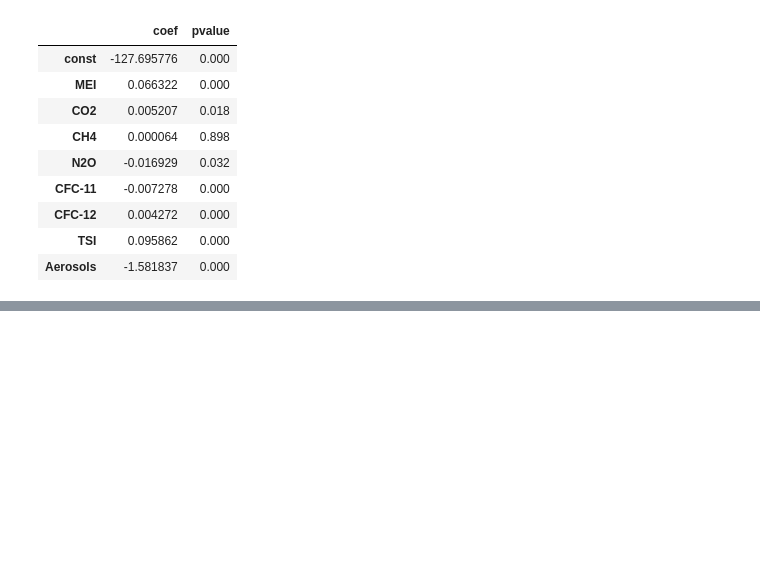
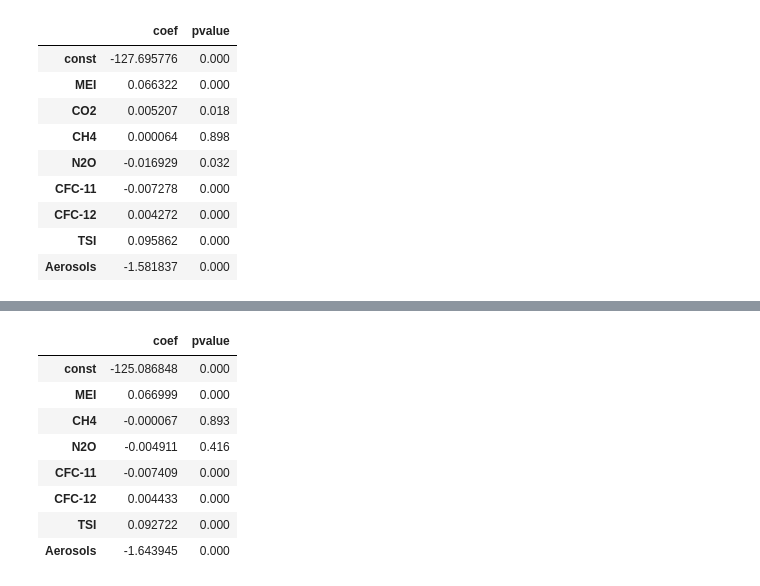
Before and after one commit to Captaingreenbeard/DataAnalyticsLab_SEM7, a Jupyter notebook: DA_Lab4_climateChange.ipynb, the cells around one changed output, grey strips where cells are left out. Drawn from its saved outputs; the diff is of its cells as text; code cells hidden in the pictures; blank space fills up the shorter version.

```diff
--- a/DA_Lab4_climateChange.ipynb
+++ b/DA_Lab4_climateChange.ipynb
@@ -214,0 +250,26 @@ significant variables: MEI; CO2; N2O; CFC-11; CFC-12;
+# %%
+import statsmodels.api as sm
+# If p-value < 0.05 -->Significant
+# If p-value > 0.05 -->Not Significant
+datavar = pd.DataFrame(data, columns=['MEI', 'CH4', 'N2O', 'CFC-11','CFC-12','TSI','Aerosols'])
+target=data['Temp']
+X = datavar
+y = target
+
+X_train,X_test, Y_train, Y_test = train_test_split(X, y, test_size = 0.1, random_state = 10)
+x_incl_cons = sm.add_constant(X)
+model = sm.OLS(y, x_incl_cons)  #ordinary least square
+results = model.fit()  #regresssion results
+# results.params
+# results.pvalues
+pd.DataFrame({'coef': results.params , 'pvalue': round(results.pvalues,3)})
+# %% [output]
+|  | coef | pvalue |
+| const | -125.086848 | 0.000 |
+| MEI | 0.066999 | 0.000 |
+| CH4 | -0.000067 | 0.893 |
+| N2O | -0.004911 | 0.416 |
+| CFC-11 | -0.007409 | 0.000 |
+| CFC-12 | 0.004433 | 0.000 |
+| TSI | 0.092722 | 0.000 |
+| Aerosols | -1.643945 | 0.000 |
```
Also changed, not shown: parts of 12 cells of this notebook.
